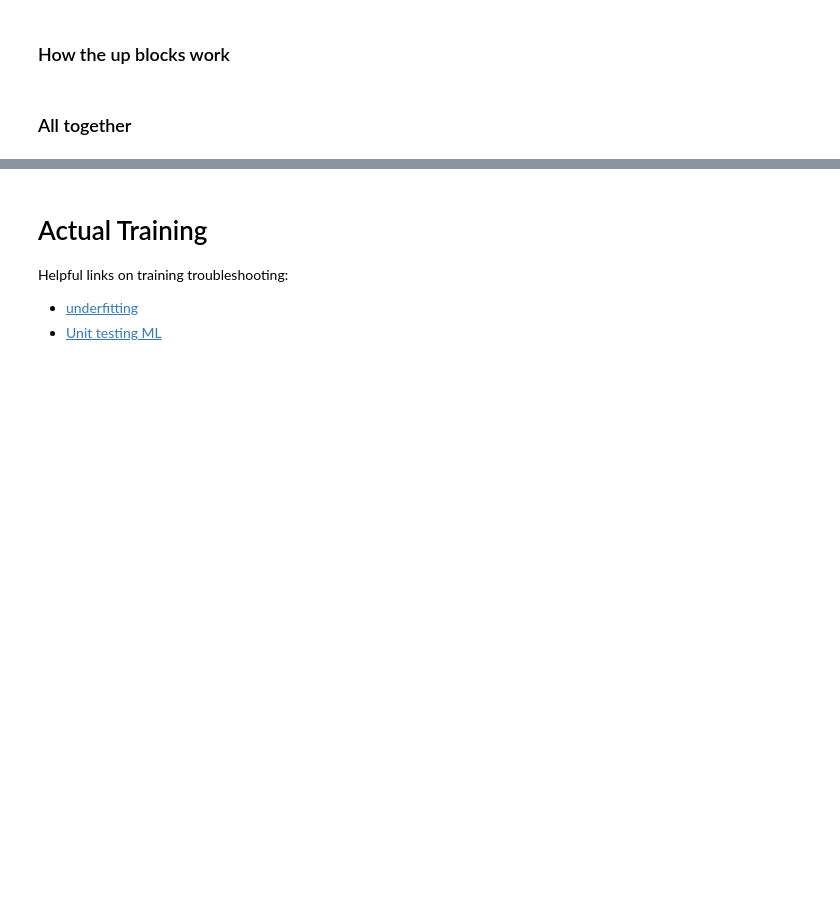
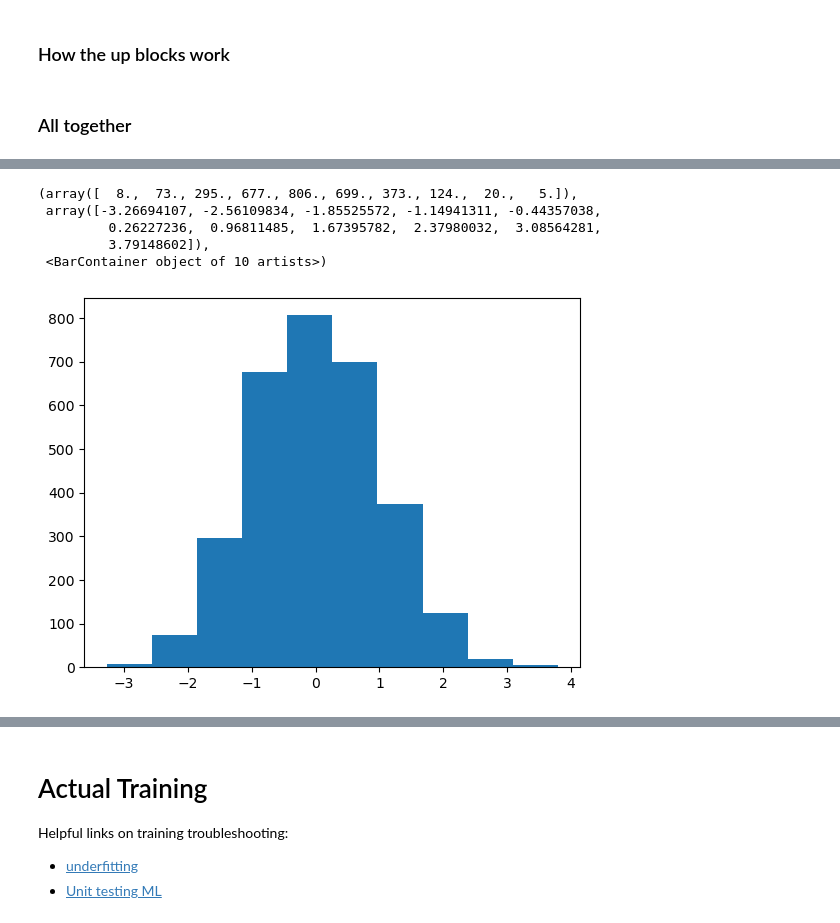
Before and after one commit to SammyAgrawal/diffusion-climsim, a Jupyter notebook: Notebooks/DiffusionModelsBreakdown.ipynb, the cells around one changed output, grey strips where cells are left out. Drawn from its saved outputs; the diff is of its cells as text; code cells hidden in the pictures; blank space fills up the shorter version.

```diff
--- a/Notebooks/DiffusionModelsBreakdown.ipynb
+++ b/Notebooks/DiffusionModelsBreakdown.ipynb
@@ -1673,0 +2081,9 @@ output.shape
+# %%
+plt.hist(emb_loc.detach().cpu().numpy().flatten())
+# %% [output]
+(array([  8.,  73., 295., 677., 806., 699., 373., 124.,  20.,   5.]),
+ array([-3.26694107, -2.56109834, -1.85525572, -1.14941311, -0.44357038,
+         0.26227236,  0.96811485,  1.67395782,  2.37980032,  3.08564281,
+         3.79148602]),
+ <BarContainer object of 10 artists>)
+[figure, added]
```
Also changed, not shown: parts of 63 cells of this notebook, 2 other files.
